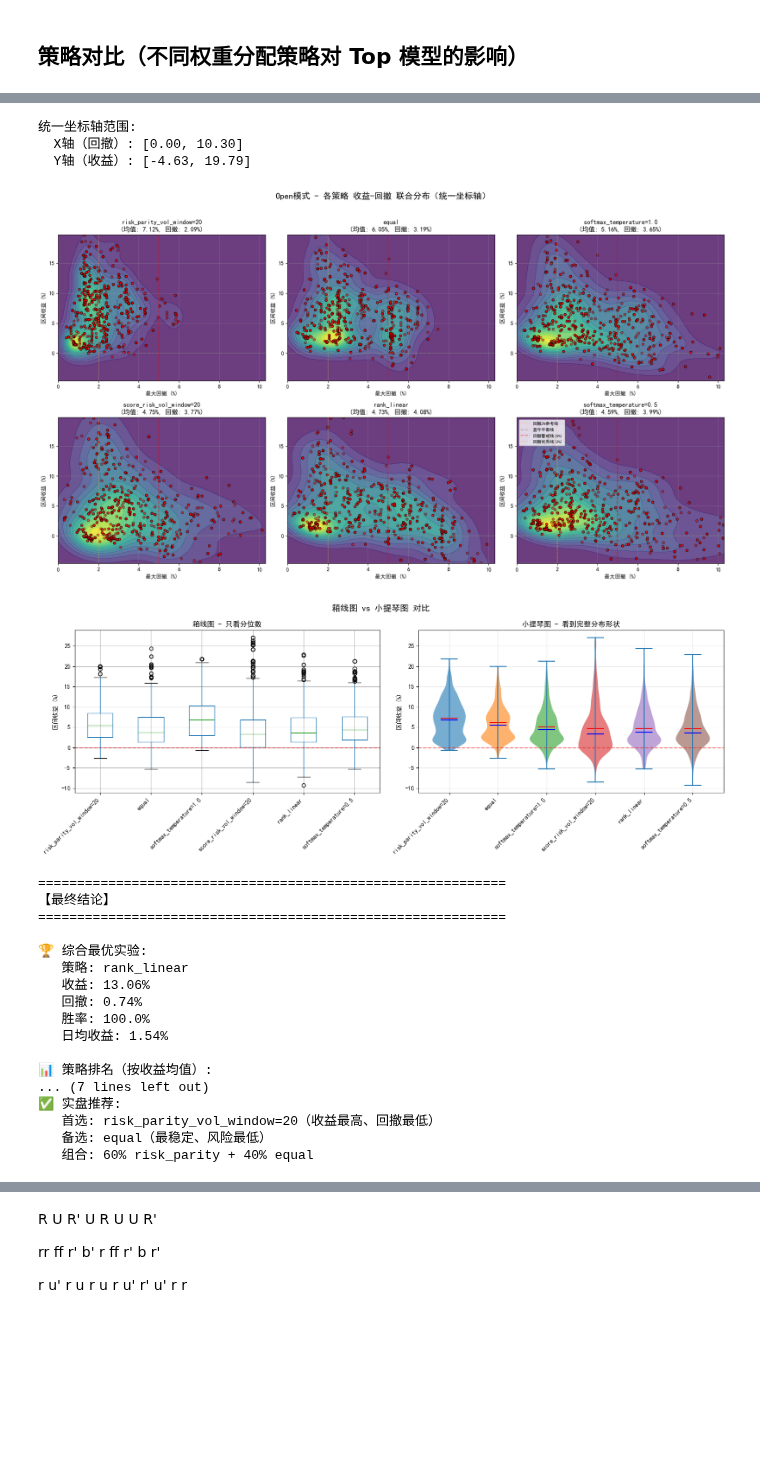
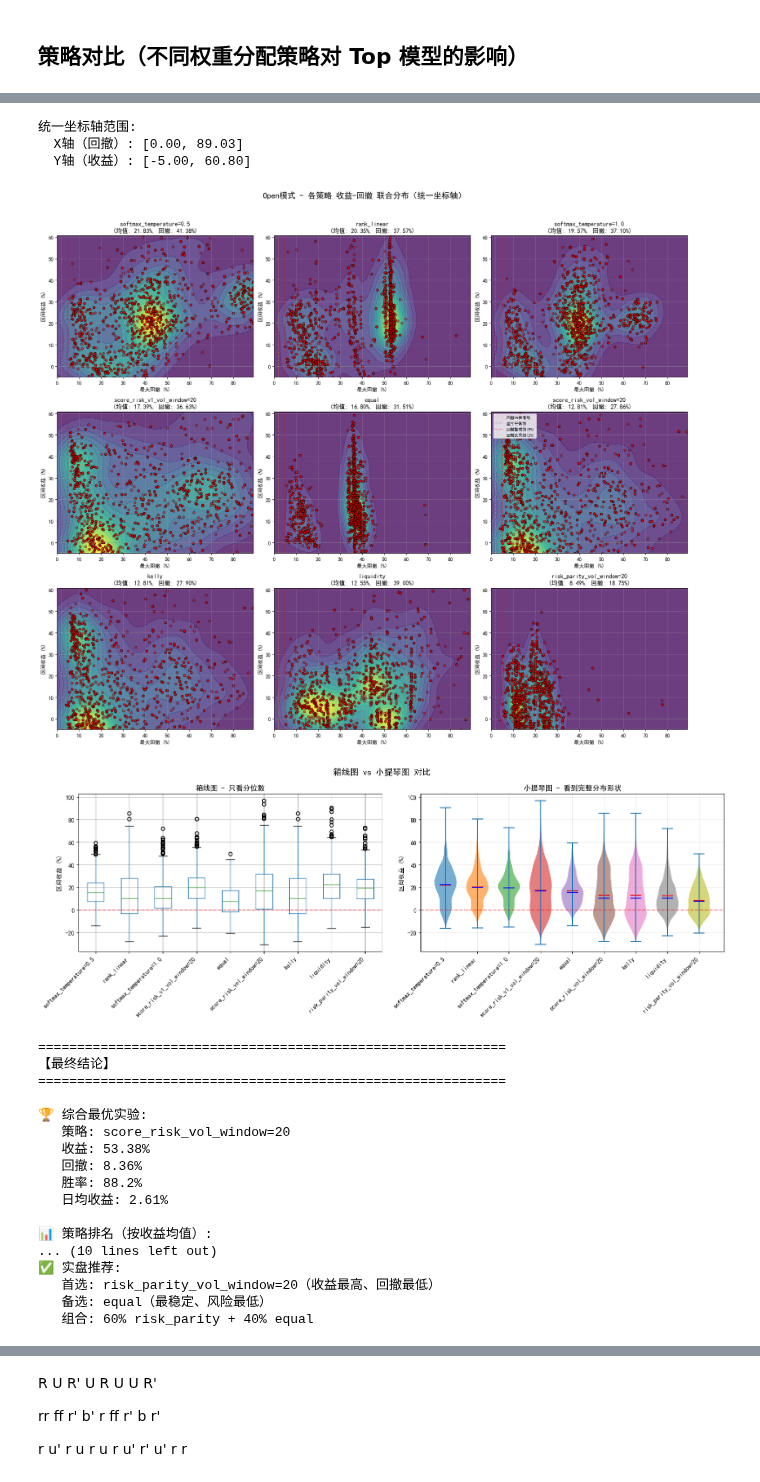
Before and after one commit to xyl-27/ETF, a Jupyter notebook: notebooks/reproduce_backtest.ipynb, the cells around one changed output, grey strips where cells are left out. Saved outputs shown, nothing was run; the diff lists cells and outputs as text; code cells hidden in the pictures; blank space fills up the shorter version.

```diff
--- a/notebooks/reproduce_backtest.ipynb
+++ b/notebooks/reproduce_backtest.ipynb
@@ -19,13 +19,13 @@ warnings.filterwarnings('ignore')
 # %%
 MODEL_FILE = "best_model_sliding.pth"
 DATA_PATH = "../etf_data/etf_74.csv"
-CACHE_DIR = "../output/predictions_cache"
-BT_CACHE_DIR = "../output/backtest_cache"
+CACHE_DIR = "../output/predictions_cache_2026_01_01_to_2026_05_27"
+BT_CACHE_DIR = "../output/backtest_cache_2026_01_01_to_2026_05_27"
 os.makedirs(CACHE_DIR, exist_ok=True)
 os.makedirs(BT_CACHE_DIR, exist_ok=True)
 
-START_DATE = "2026-04-01"
-END_DATE = "2026-05-12"
+START_DATE = "2026-01-01"
+END_DATE = "2026-05-27"
 TOP_K = 3
 REBALANCE_DAYS = 5
 POSITION_PCT = 0.95
@@ -45,6 +45,7 @@ DL_TYPES = [
     "bayes_nlinear_74_3_2026-01-01_2026-03-31",
     "bayes_timesnet_74_3_2026-01-01_2026-03-31",
     "bayes_tcn_74_3_2026-01-01_2026-03-31",
+    "bayes_lstm_74_3_2026-01-01_2026-03-31",
 ]
 # ML models (retrained best model as .pkl)
 ML_TYPES = [
@@ -135,7 +136,7 @@ for exp_dir, mf in tqdm(EXPERIMENTS, desc="回测"):
         with open(cache_path, 'rb') as f:
             preds = pickle.load(f)
 
-    for mode in ['close', 'open']:
+    for mode in ['open']:
         bt_cache_key = f"{safe_name}_{mode}.pkl"
         bt_cache_path = os.path.join(BT_CACHE_DIR, bt_cache_key)
         if os.path.exists(bt_cache_path):
@@ -169,7 +170,7 @@ for exp_dir, mf in tqdm(EXPERIMENTS, desc="回测"):
             print(f'FAIL backtest {cache_key} {mode}: {e}')
 
 df = pd.DataFrame(all_results)
-for mode in ['close', 'open']:
+for mode in ['open']:
     sub = df[df['trade_mode'] == mode].sort_values('return', ascending=False).head(5)
     print(f'\n=== {mode} Top 5 ===')
     for _, r in sub.iterrows():
@@ -177,6 +188,6 @@ for mode in ['close', 'open']:
 # %%
 df = pd.DataFrame(all_results)
-for mode in ['close', 'open']:
+for mode in ['open']:
     sub = df[df['trade_mode'] == mode].sort_values('avg_return', ascending=False).head(10)
     print(f'\n=== {mode} Top 10 by Avg Return ===')
     display(sub[['experiment', 'model_file', 'return', 'avg_return','dd', 'hs300', 'excess']])
@@ -672,10 +737,10 @@ for i, strategy in enumerate(strategy_order):
     axes[i].grid(True, alpha=0.3)
 
 # 添加图例（只在最后一个子图添加）
-axes[5].axhline(y=0, color='gray', linestyle='--', alpha=0.5, label='盈亏平衡线')
-axes[5].axvline(x=5, color='red', linestyle='--', alpha=0.5, label='回撤警戒线(5%)')
-axes[5].axvline(x=2, color='orange', linestyle=':', alpha=0.5, label='回撤优秀线(2%)')
-axes[5].legend(loc='upper left', fontsize=8)
+axes[n_strats - 1].axhline(y=0, color='gray', linestyle='--', alpha=0.5, label='盈亏平衡线')
+axes[n_strats - 1].axvline(x=5, color='red', linestyle='--', alpha=0.5, label='回撤警戒线(5%)')
+axes[n_strats - 1].axvline(x=2, color='orange', linestyle=':', alpha=0.5, label='回撤优秀线(2%)')
+axes[n_strats - 1].legend(loc='upper left', fontsize=8)
 
 plt.suptitle("Open模式 - 各策略 收益-回撤 联合分布（统一坐标轴）", fontsize=16, y=1.02)
 plt.tight_layout()
@@ -803,21 +874,21 @@ softmax_temperature=0.5        | 偏度:   0.807 | 右偏（少数高收益 outl
 统一坐标轴范围:
-  X轴（回撤）: [0.00, 10.30]
-  Y轴（收益）: [-4.63, 19.79]
+  X轴（回撤）: [0.00, 89.03]
+  Y轴（收益）: [-5.00, 60.80]
-[figure, old version]
+[figure, new version]
-[figure, old version]
+[figure, new version]
 ============================================================
 【最终结论】
 ============================================================
 
 🏆 综合最优实验:
-   策略: rank_linear
-   收益: 13.06%
-   回撤: 0.74%
-   胜率: 100.0%
-   日均收益: 1.54%
+   策略: score_risk_vol_window=20
+   收益: 53.38%
+   回撤: 8.36%
+   胜率: 88.2%
+   日均收益: 2.61%
 
 📊 策略排名（按收益均值）:
-... (7 lines left out)
+... (10 lines left out)
 ✅ 实盘推荐:
    首选: risk_parity_vol_window=20（收益最高、回撤最低）
    备选: equal（最稳定、风险最低）
```
Also changed, not shown: parts of 13 cells of this notebook, 4 other files.
